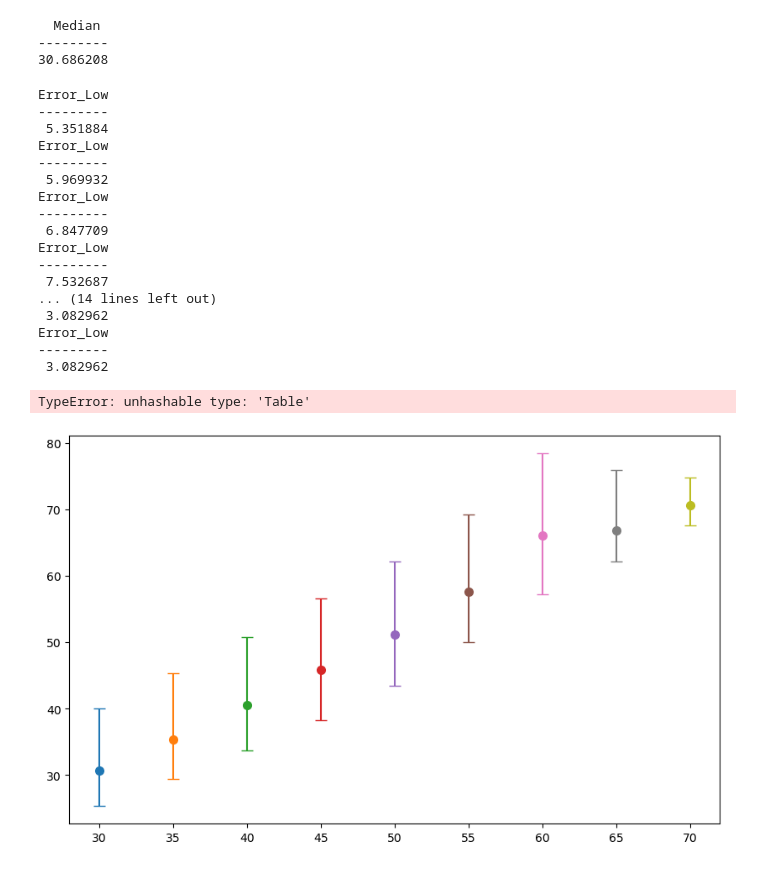
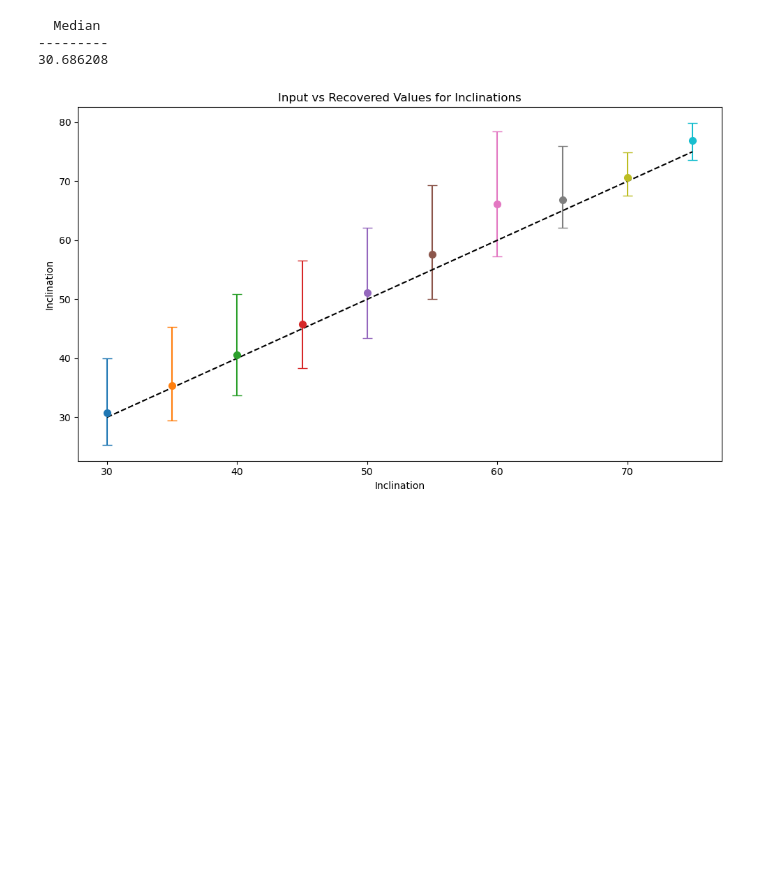
Before and after one commit to blancacmaestre/code, a Jupyter notebook: plot_results_inc.ipynb, the cells around one changed output. Cells and saved outputs as stored; diff of their text form; code cells hidden in the pictures; blank space fills up the shorter version.

Commit message:
result plot?

```diff
--- a/plot_results_inc.ipynb
+++ b/plot_results_inc.ipynb
@@ -227,36 +224,25 @@ imput = [inc30_i, inc35_i, inc40_i, inc45_i, inc50_i, inc55_i, inc60_i, inc65_i,
-# %%
-col = plt.cm.tab10(np.linspace(0, 1, 10))  # Use tab10 for distinct colors
-
-plt.figure(figsize=(10, 6))
-for i in range(len(data)):
-    print(data[i]["Error_Low"])
-    plt.errorbar(imput[i], data[i]["Median"], capsize=5, fmt='o', markersize=7,yerr=[data[i]["Error_Low"], data[i]["Error_Up"]], label='fixed 180', color=col[i])
-plt.plot(imput,imput)
-plt.xlabel("Radius")
-plt.ylabel("Inclination")
-plt.title("Input vs Recovered Values for Inclinations")
-plt.legend(loc="upper left", bbox_to_anchor=(1.05, 1), title="Inclinations")
-plt.tight_layout()
-
-# Show the plot
-plt.show()
-# %% [output]
-Error_Low
----------
- 5.351884
-Error_Low
----------
- 5.969932
-Error_Low
----------
- 6.847709
-Error_Low
----------
- 7.532687
-... (14 lines left out)
- 3.082962
-Error_Low
----------
- 3.082962
-TypeError: unhashable type: 'Table'
-[figure, removed]
+# %%
+col = plt.cm.tab10(np.linspace(0, 1, 10))  # Use tab10 for distinct colors
+imput = [30,35,40,45,50,55,60,65,70,75]
+plt.figure(figsize=(10, 6))
+plt.errorbar(30, inc30_r['Median'], capsize=5, fmt='o', markersize=7,yerr=[inc30_r['Error_Low'], inc30_r['Error_Up']], color=col[0])
+plt.errorbar(35, inc35_r['Median'], capsize=5, fmt='o', markersize=7,yerr=[inc35_r['Error_Low'], inc35_r['Error_Up']], color=col[1])
+plt.errorbar(40, inc40_r['Median'], capsize=5, fmt='o', markersize=7,yerr=[inc40_r['Error_Low'], inc40_r['Error_Up']], color=col[2])
+plt.errorbar(45, inc45_r['Median'], capsize=5, fmt='o', markersize=7,yerr=[inc45_r['Error_Low'], inc45_r['Error_Up']], color=col[3])
+plt.errorbar(50, inc50_r['Median'], capsize=5, fmt='o', markersize=7,yerr=[inc50_r['Error_Low'], inc50_r['Error_Up']], color=col[4])
+plt.errorbar(55, inc55_r['Median'], capsize=5, fmt='o', markersize=7,yerr=[inc55_r['Error_Low'], inc55_r['Error_Up']], color=col[5])
+plt.errorbar(60, inc60_r['Median'], capsize=5, fmt='o', markersize=7,yerr=[inc60_r['Error_Low'], inc60_r['Error_Up']], color=col[6])
+plt.errorbar(65, inc65_r['Median'], capsize=5, fmt='o', markersize=7,yerr=[inc65_r['Error_Low'], inc65_r['Error_Up']], color=col[7])
+plt.errorbar(70, inc70_r['Median'], capsize=5, fmt='o', markersize=7,yerr=[inc70_r['Error_Low'], inc70_r['Error_Up']], color=col[8])
+plt.errorbar(75, inc75_r['Median'], capsize=5, fmt='o', markersize=7,yerr=[inc75_r['Error_Low'], inc75_r['Error_Up']], color=col[9])
+
+plt.plot(imput, imput, 'k--')
+plt.xlabel('Inclination')
+plt.ylabel('Inclination')
+plt.title('Input vs Recovered Values for Inclinations')
+plt.tight_layout()
+
+# Show the plot
+plt.show()
+# %% [output]
+[figure, added]
```
Also changed, not shown: parts of 1 cell of this notebook.
